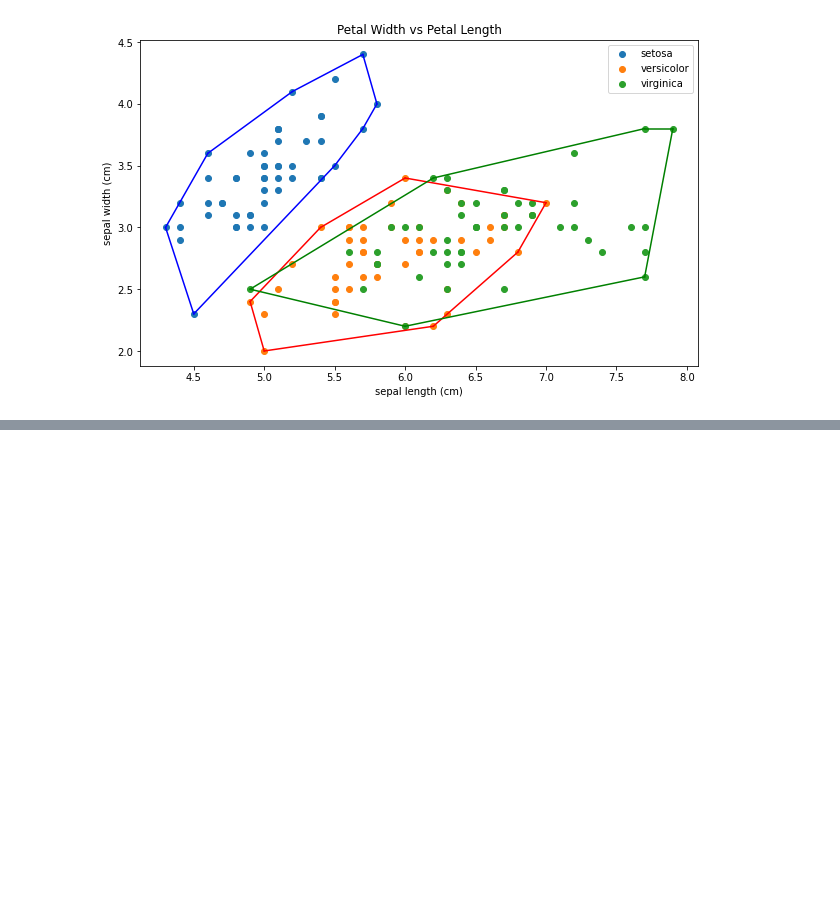
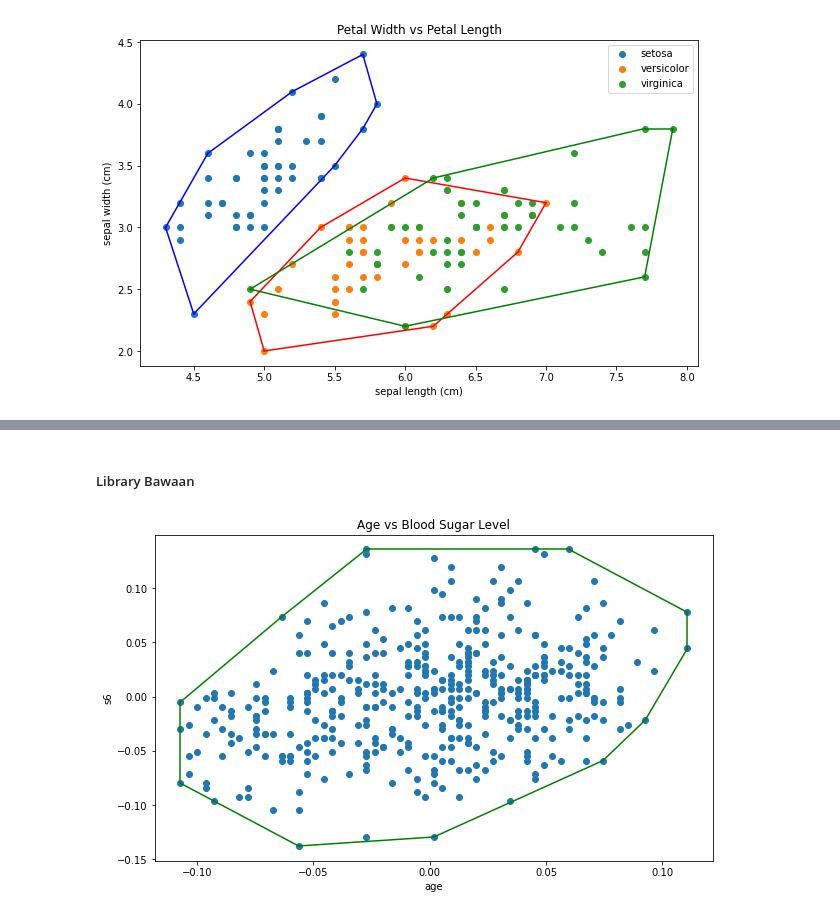
Before and after one commit to jasonk19/Tucil-Stima-2, a Jupyter notebook: src/main.ipynb, the cells around one changed output, grey strips where cells are left out. Saved outputs shown, nothing was run; the diff lists cells and outputs as text; code cells hidden in the pictures; blank space fills up the shorter version.

Commit message:
add more datasets and comments

```diff
--- a/src/main.ipynb
+++ b/src/main.ipynb
@@ -74,0 +77,7 @@ plt.legend()
+# %%
+data = datasets.load_diabetes()
+#create a DataFrame
+df = pd.DataFrame(data.data, columns=data.feature_names)
+df['Target'] = pd.DataFrame(data.target)
+print(df.shape)
+df.head()
@@ -74,0 +92,18 @@ plt.legend()
+# %% [markdown]
+##### Library Bawaan
+# %%
+plt.figure(figsize = (10, 6))
+colors = ['b','r','g']
+plt.title('Age vs Blood Sugar Level')
+plt.xlabel(data.feature_names[0])
+plt.ylabel(data.feature_names[9])
+
+bucket = df.iloc[:,[0,9]].values
+# bagian ini diganti dengan hasil implementasi ConvexHull Divide & Conquer
+hull = ConvexHull(bucket)
+plt.scatter(bucket[:, 0], bucket[:, 1])
+
+for simplex in hull.simplices:
+  plt.plot(bucket[simplex, 0], bucket[simplex, 1], colors[i])
+# %% [output]
+[figure, added]
```
Also changed, not shown: parts of 18 cells of this notebook, 1 other file.
